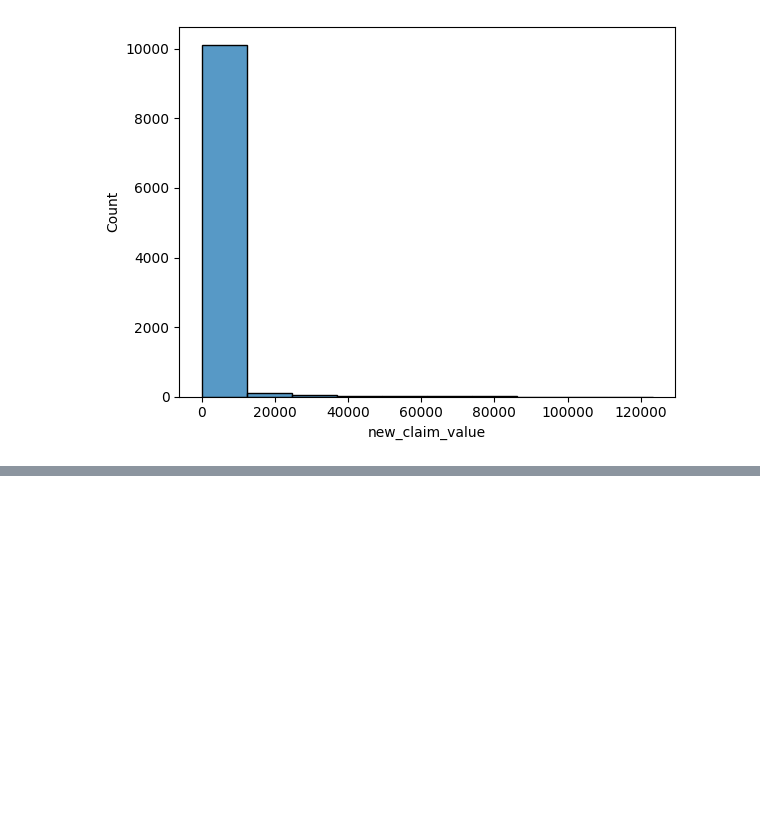
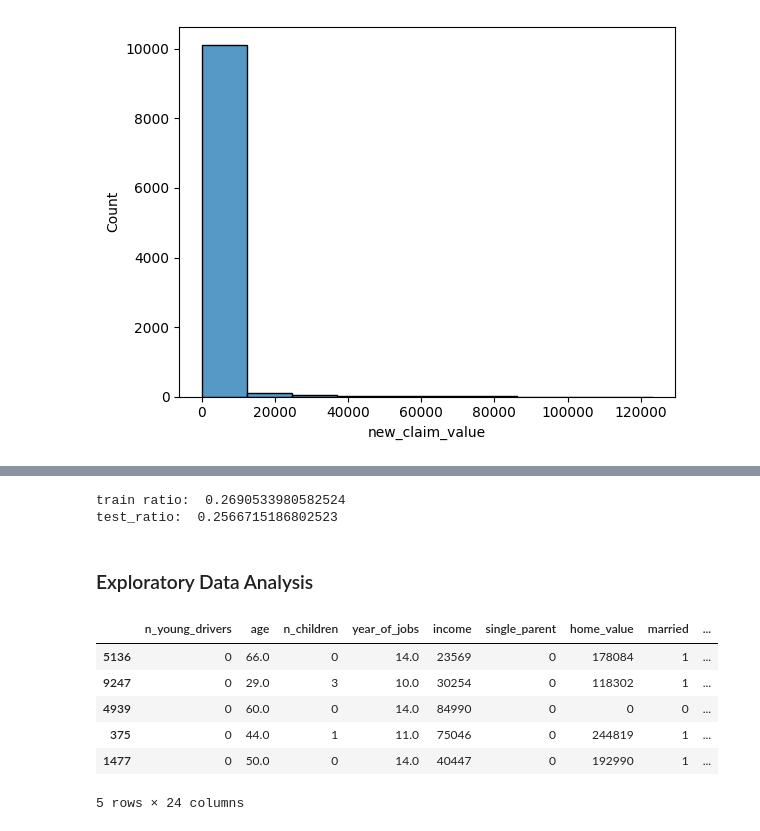
Before and after one commit to hatunglam/kaggle-projects, a Jupyter notebook: car_insurance/main.ipynb, the cells around one changed output, grey strips where cells are left out. Saved outputs shown, nothing was run; the diff lists cells and outputs as text; code cells hidden in the pictures; blank space fills up the shorter version.

```diff
--- a/car_insurance/main.ipynb
+++ b/car_insurance/main.ipynb
@@ -199,0 +210,10 @@ sns.barplot(data['claim_value_cat'])
+# %%
+# Check positive / negative class ratio for y_train and y_test
+train_ratio = y_train.sum() / len(y_train)
+test_ratio = y_test.sum() / len(y_test)
+
+print("train ratio: ", train_ratio)
+print("test_ratio: ", test_ratio)
+# %% [output]
+train ratio:  0.2690533980582524
+test_ratio:  0.2566715186802523
@@ -199,0 +224,2 @@ sns.barplot(data['claim_value_cat'])
+# %% [markdown]
+### Exploratory Data Analysis
@@ -199,0 +242,12 @@ sns.barplot(data['claim_value_cat'])
+# %%
+X_train_eda = binary_encode(X_train, binary_cols, mapping)
+X_train_eda['is_claim'] = y_train
+X_train_eda.head()
+# %% [output]
+|  | n_young_drivers | age | n_children | year_of_jobs | income | single_parent | home_value | married | ... |
+| 5136 | 0 | 66.0 | 0 | 14.0 | 23569 | 0 | 178084 | 1 | ... |
+| 9247 | 0 | 29.0 | 3 | 10.0 | 30254 | 0 | 118302 | 1 | ... |
+| 4939 | 0 | 60.0 | 0 | 14.0 | 84990 | 0 | 0 | 0 | ... |
+| 375 | 0 | 44.0 | 1 | 11.0 | 75046 | 0 | 244819 | 1 | ... |
+| 1477 | 0 | 50.0 | 0 | 14.0 | 40447 | 0 | 192990 | 1 | ... |
+5 rows × 24 columns
```
Also changed, not shown: parts of 7 cells of this notebook.
